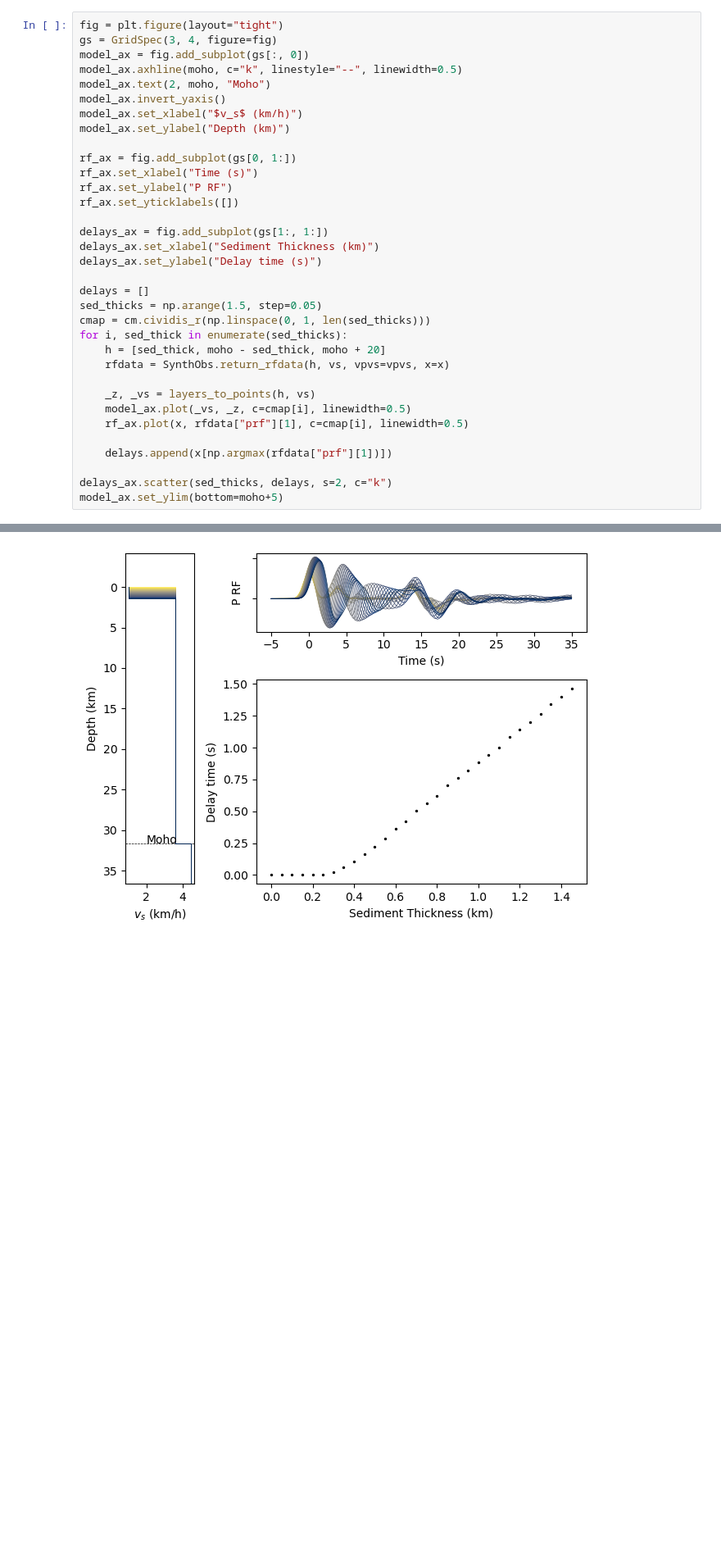
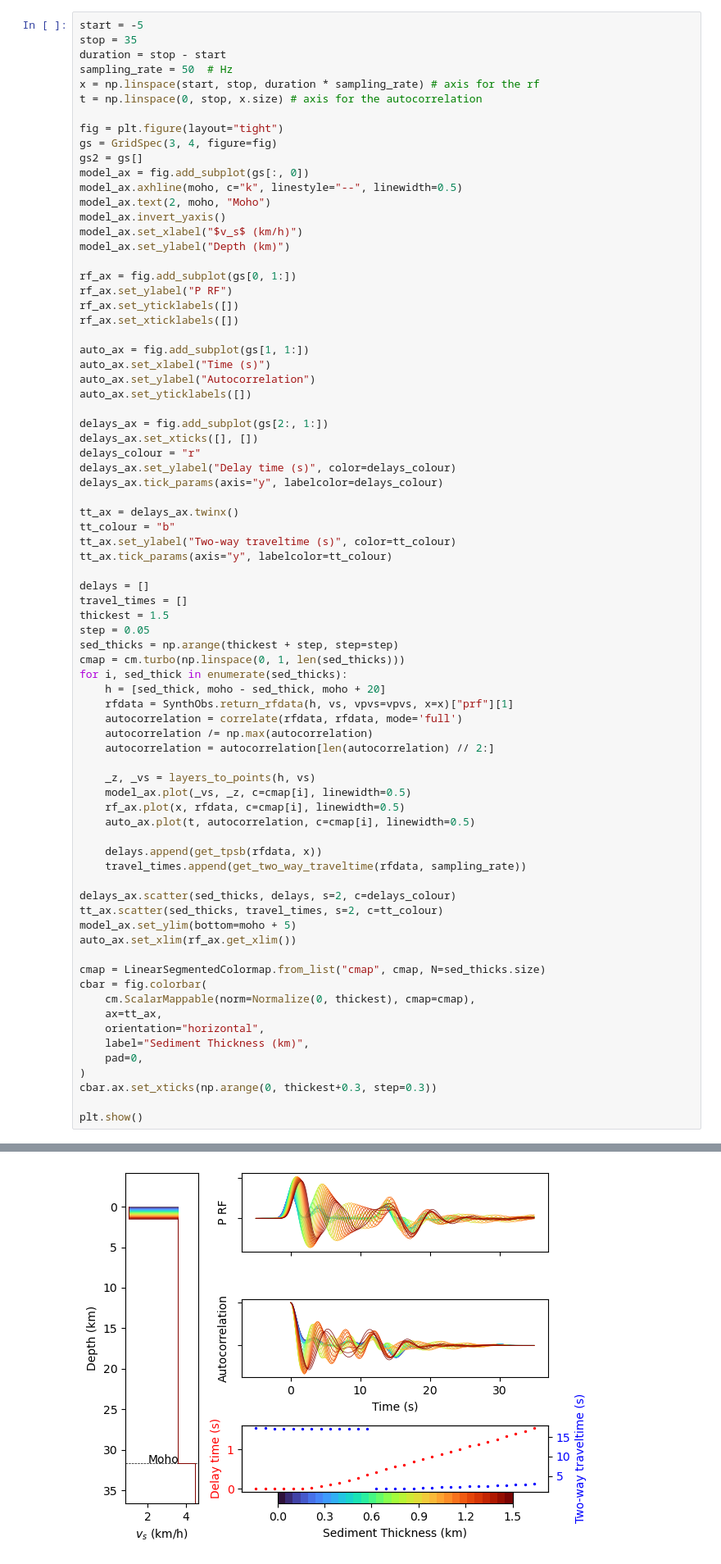
Before and after one commit to auggiemarignier/AusSedThick, a Jupyter notebook: aussedthickrf/forward_modelling.ipynb, the cells around one changed output, grey strips where cells are left out. Shown at 82% size. Cells and saved outputs as stored; diff of their text form; blank space fills up the shorter version.

Commit message:
plot the autocorrelation

```diff
--- a/aussedthickrf/forward_modelling.ipynb
+++ b/aussedthickrf/forward_modelling.ipynb
@@ -160,6 +184,14 @@ vpvs = brocher(vs) / vs
 # %%
+start = -5
+stop = 35
+duration = stop - start
+sampling_rate = 50  # Hz
+x = np.linspace(start, stop, duration * sampling_rate) # axis for the rf
+t = np.linspace(0, stop, x.size) # axis for the autocorrelation
+
 fig = plt.figure(layout="tight")
 gs = GridSpec(3, 4, figure=fig)
+gs2 = gs[]
 model_ax = fig.add_subplot(gs[:, 0])
 model_ax.axhline(moho, c="k", linestyle="--", linewidth=0.5)
 model_ax.text(2, moho, "Moho")
@@ -168,27 +200,61 @@ model_ax.set_xlabel("$v_s$ (km/h)")
 model_ax.set_ylabel("Depth (km)")
 
 rf_ax = fig.add_subplot(gs[0, 1:])
-rf_ax.set_xlabel("Time (s)")
 rf_ax.set_ylabel("P RF")
 rf_ax.set_yticklabels([])
+rf_ax.set_xticklabels([])
 
-delays_ax = fig.add_subplot(gs[1:, 1:])
-delays_ax.set_xlabel("Sediment Thickness (km)")
-delays_ax.set_ylabel("Delay time (s)")
+auto_ax = fig.add_subplot(gs[1, 1:])
+auto_ax.set_xlabel("Time (s)")
+auto_ax.set_ylabel("Autocorrelation")
+auto_ax.set_yticklabels([])
+
+delays_ax = fig.add_subplot(gs[2:, 1:])
+delays_ax.set_xticks([], [])
+delays_colour = "r"
+delays_ax.set_ylabel("Delay time (s)", color=delays_colour)
+delays_ax.tick_params(axis="y", labelcolor=delays_colour)
+
+tt_ax = delays_ax.twinx()
+tt_colour = "b"
+tt_ax.set_ylabel("Two-way traveltime (s)", color=tt_colour)
+tt_ax.tick_params(axis="y", labelcolor=tt_colour)
 
 delays = []
-sed_thicks = np.arange(1.5, step=0.05)
-cmap = cm.cividis_r(np.linspace(0, 1, len(sed_thicks)))
+travel_times = []
+thickest = 1.5
+step = 0.05
+sed_thicks = np.arange(thickest + step, step=step)
+cmap = cm.turbo(np.linspace(0, 1, len(sed_thicks)))
 for i, sed_thick in enumerate(sed_thicks):
     h = [sed_thick, moho - sed_thick, moho + 20]
-    rfdata = SynthObs.return_rfdata(h, vs, vpvs=vpvs, x=x)
+    rfdata = SynthObs.return_rfdata(h, vs, vpvs=vpvs, x=x)["prf"][1]
+    autocorrelation = correlate(rfdata, rfdata, mode='full')
+    autocorrelation /= np.max(autocorrelation)
+    autocorrelation = autocorrelation[len(autocorrelation) // 2:]
 
     _z, _vs = layers_to_points(h, vs)
     model_ax.plot(_vs, _z, c=cmap[i], linewidth=0.5)
-    rf_ax.plot(x, rfdata["prf"][1], c=cmap[i], linewidth=0.5)
+    rf_ax.plot(x, rfdata, c=cmap[i], linewidth=0.5)
+    auto_ax.plot(t, autocorrelation, c=cmap[i], linewidth=0.5)
 
-    delays.append(x[np.argmax(rfdata["prf"][1])])
+    delays.append(get_tpsb(rfdata, x))
+    travel_times.append(get_two_way_traveltime(rfdata, sampling_rate))
 
-delays_ax.scatter(sed_thicks, delays, s=2, c="k")
-model_ax.set_ylim(bottom=moho+5)
+delays_ax.scatter(sed_thicks, delays, s=2, c=delays_colour)
+tt_ax.scatter(sed_thicks, travel_times, s=2, c=tt_colour)
+model_ax.set_ylim(bottom=moho + 5)
+auto_ax.set_xlim(rf_ax.get_xlim())
+
+cmap = LinearSegmentedColormap.from_list("cmap", cmap, N=sed_thicks.size)
+cbar = fig.colorbar(
+    cm.ScalarMappable(norm=Normalize(0, thickest), cmap=cmap),
+    ax=tt_ax,
+    orientation="horizontal",
+    label="Sediment Thickness (km)",
+    pad=0,
+)
+cbar.ax.set_xticks(np.arange(0, thickest+0.3, step=0.3))
+
+plt.show()
 # %% [output]
@@ -196 +261 @@ model_ax.set_ylim(bottom=moho+5)
-[figure, old version]
+[figure, new version]
```
Also changed, not shown: parts of 3 cells of this notebook.
